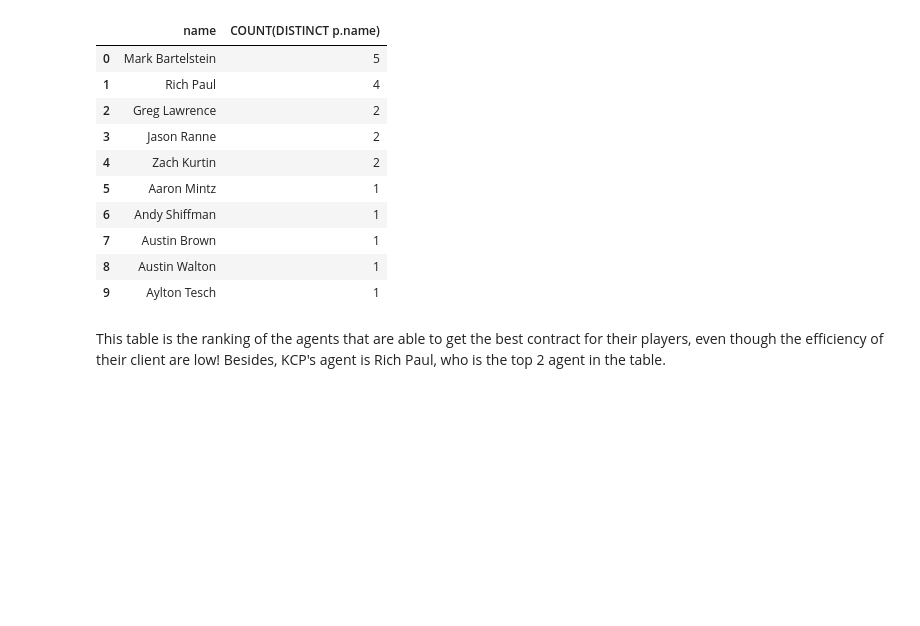
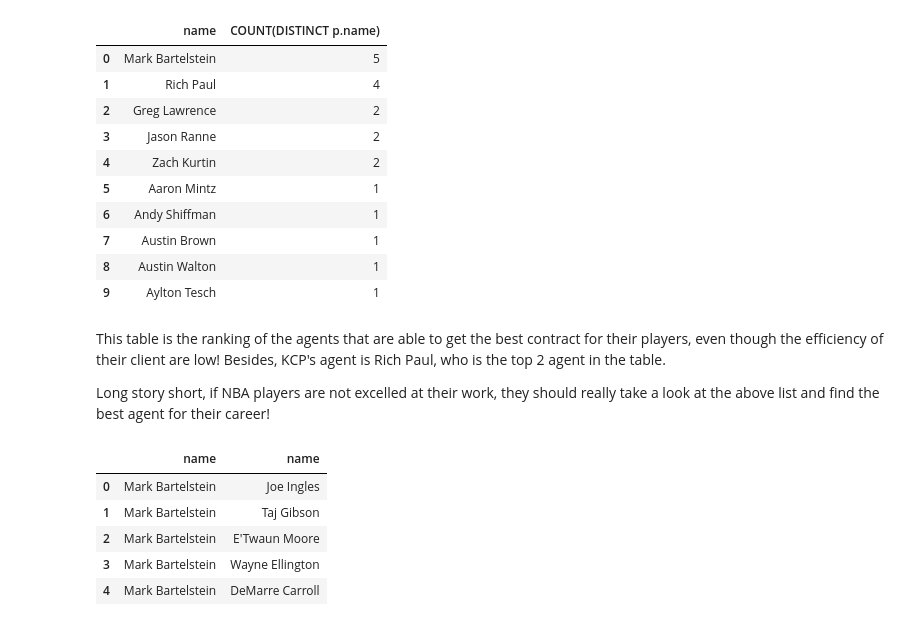
Before and after one commit to my9143434/NBA_salary_static, a Jupyter notebook: yiting_lin.ipynb, the cells around one changed output. Saved outputs shown, nothing was run; the diff lists cells and outputs as text; code cells hidden in the pictures; blank space fills up the shorter version.

```diff
--- a/yiting_lin.ipynb
+++ b/yiting_lin.ipynb
@@ -172,3 +172,15 @@ df.head(10)
 # %% [markdown]
 This table is the ranking of the agents that are able to get the best contract for their players, even though the efficiency of their client are low!
 Besides, KCP's agent is Rich Paul, who is the top 2 agent in the table.
+
+Long story short, if NBA players are not excelled at their work, they should really take a look at the above list and find the best agent for their career!
+# %%
+df = pd.read_sql_query("SELECT a.name, p.name FROM Players as p JOIN Agents as a WHERE a.name = 'Mark Bartelstein' AND p.games_played > 19 AND a.id = p.agents_id AND salary > (6.998587e+06) AND p.efficiency < 11.91362  ORDER BY a.name ", db_control)
+df.head(5)
+# %% [output]
+|  | name | name |
+| 0 | Mark Bartelstein | Joe Ingles |
+| 1 | Mark Bartelstein | Taj Gibson |
+| 2 | Mark Bartelstein | E'Twaun Moore |
+| 3 | Mark Bartelstein | Wayne Ellington |
+| 4 | Mark Bartelstein | DeMarre Carroll |
```
Also changed, not shown: parts of 3 cells of this notebook.
